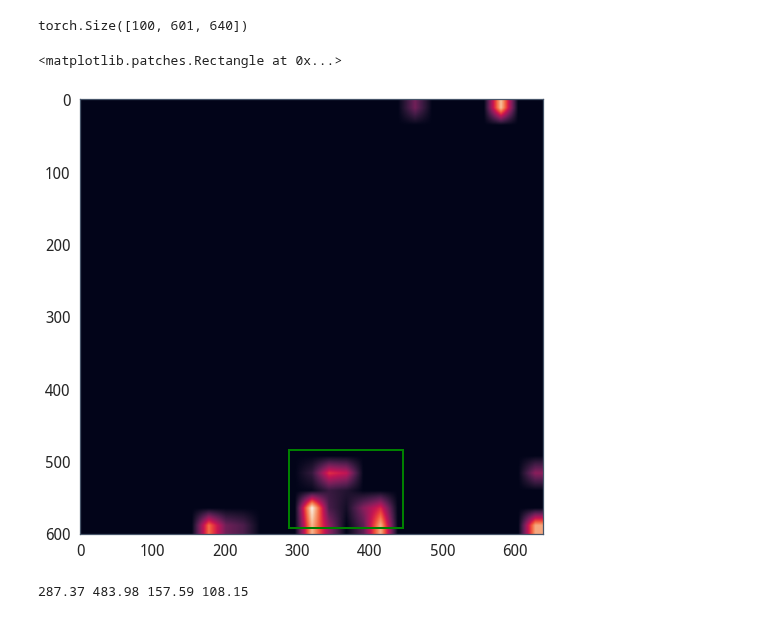
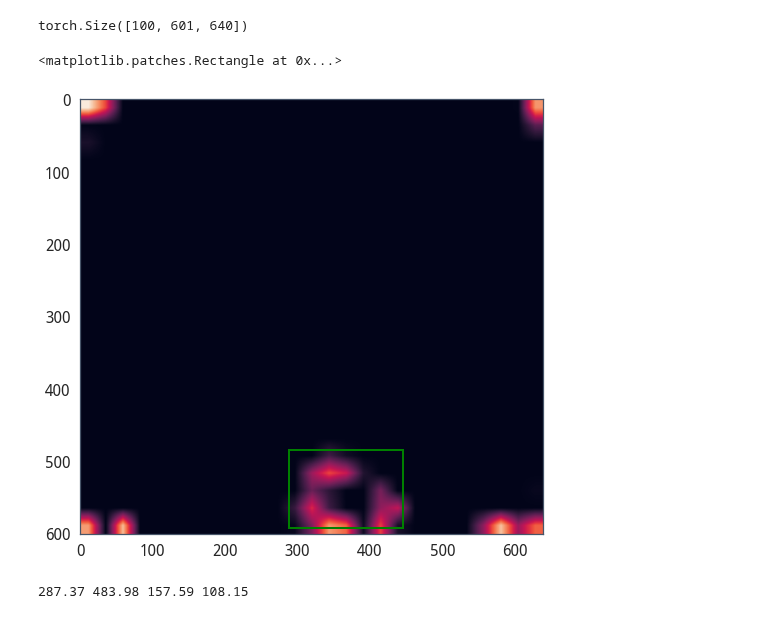
Before and after one commit to erikdao/sparse-detector, a Jupyter notebook: notebooks/analyze_paibb.ipynb, the cells around one changed output. Drawn from its saved outputs; the diff is of its cells as text; code cells hidden in the pictures.

Commit message:
Added: compute PAIBB

```diff
--- a/notebooks/analyze_paibb.ipynb
+++ b/notebooks/analyze_paibb.ipynb
@@ -56,7 +56,7 @@ def get_annos_for_img(img_id: int) -> Any:
 metric_dir = Path(package_root) / "outputs" / "metrics" / "paibb"
 
 data = []
-fpath = metric_dir / "paibb_sparsemax.txt"
+fpath = metric_dir / "paibb_entmax15.txt"
 with open(fpath, "r") as f:
     for line in f:
         # Replace single quotes with double quotes for JSONEncoder to work
@@ -156,10 +159,10 @@ torch.Size([1, 100, 675])
 # %%
-res = torch.load(Path(package_root) / "outputs" / "attentions" / "sparsemax" / (f"{img_id}".rjust(12, '0') + '.pt'), map_location="cpu")
+res = torch.load(Path(package_root) / "outputs" / "attentions" / "entmax15" / (f"{img_id}".rjust(12, '0') + '.pt'), map_location="cpu")
 print(res['attentions'].shape)
 print(res['image_id'])
 print(res['orig_size'])
 
-plt.imshow(res['attentions'][20].detach().cpu())
+plt.imshow(res['attentions'][17].detach().cpu())
 plt.grid(False)
 # %% [output]
 torch.Size([100, 25, 27])
@@ -189,15 +192,15 @@ torch.Size([100, 601, 640])
 # %%
 fig, ax = plt.subplots(figsize=(10, 8))
 
-ax.imshow(attns[20].detach().cpu().numpy())
+ax.imshow(attns[17].detach().cpu().numpy())
 ax.grid(False)
 
 bbox = img_annos[3]['bbox']
 x, y, w, h = bbox
 ax.add_patch(patches.Rectangle((x, y), w, h, fill=False, edgecolor='green', lw=2))
 # %% [output]
 <matplotlib.patches.Rectangle at 0x...>
-[figure, old version]
+[figure, new version]
 # %%
 print(x, y, w, h)
 # %% [output]
```
Also changed, not shown: parts of 8 cells of this notebook, 7 other files.
